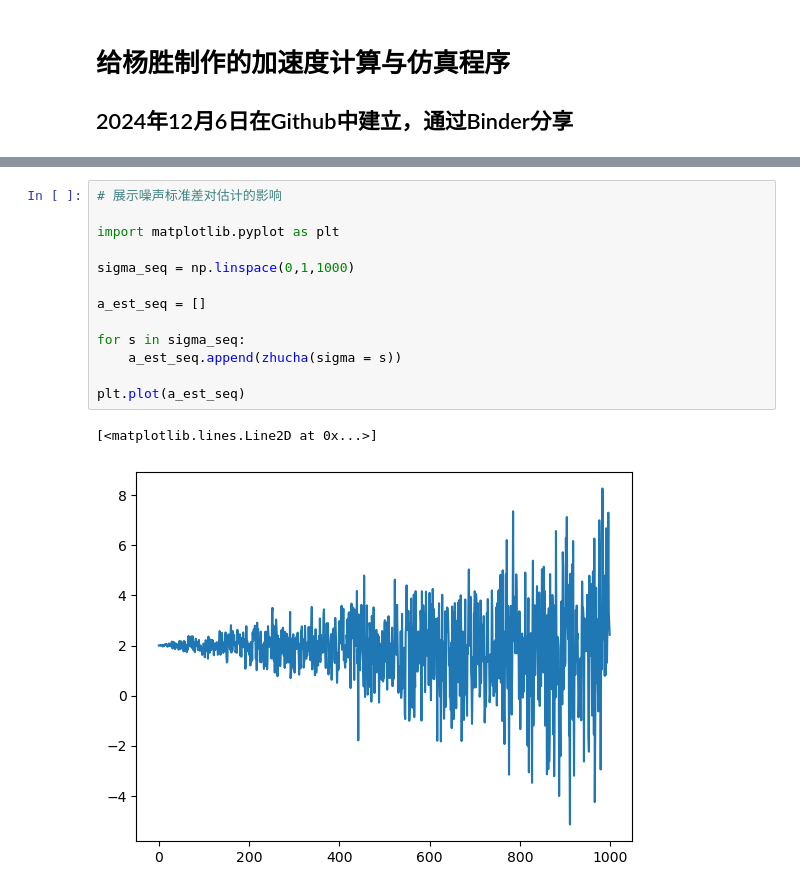
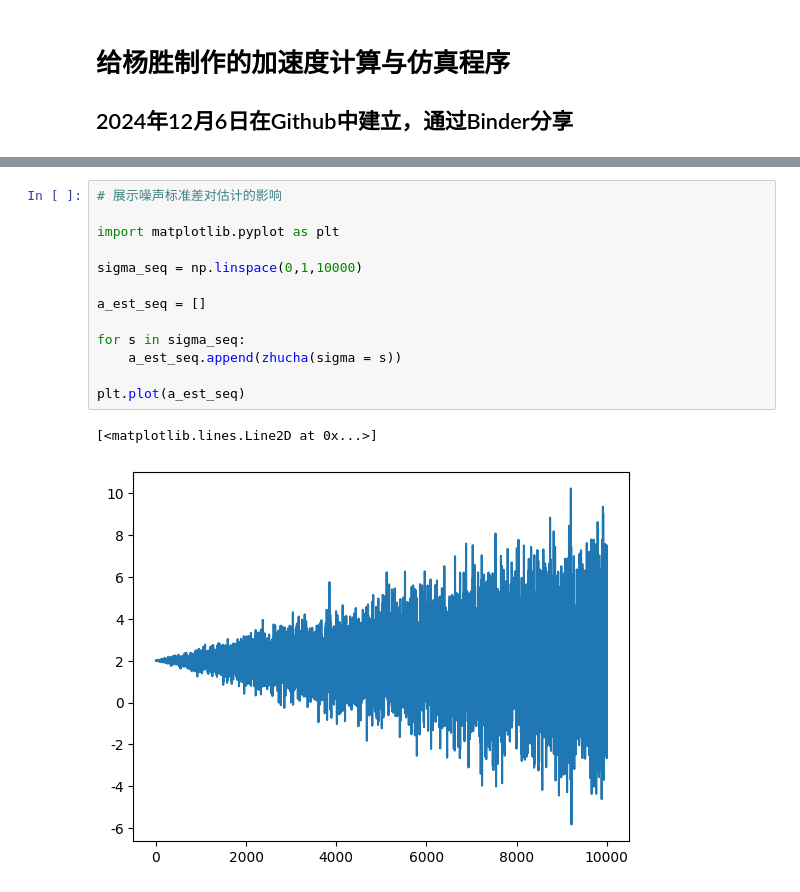
Before and after one commit to zhangping0808/Physical-Yang, a Jupyter notebook: Acceleration Calculatio.ipynb, the cells around one changed output, grey strips where cells are left out. Drawn from its saved outputs; the diff is of its cells as text.

```diff
--- a/Acceleration Calculatio.ipynb
+++ b/Acceleration Calculatio.ipynb
@@ -150,16 +170,16 @@ plt.plot(a_est_seq)
 # %%
 # 展示噪声标准差对估计的影响
 
 import matplotlib.pyplot as plt
 
-sigma_seq = np.linspace(0,1,1000)
+sigma_seq = np.linspace(0,1,10000)
 
 a_est_seq = []
 
 for s in sigma_seq:
     a_est_seq.append(zhucha(sigma = s))
 
 plt.plot(a_est_seq)
 # %% [output]
 [<matplotlib.lines.Line2D at 0x...>]
-[figure, old version]
+[figure, new version]
```
Also changed, not shown: parts of 7 cells of this notebook.
